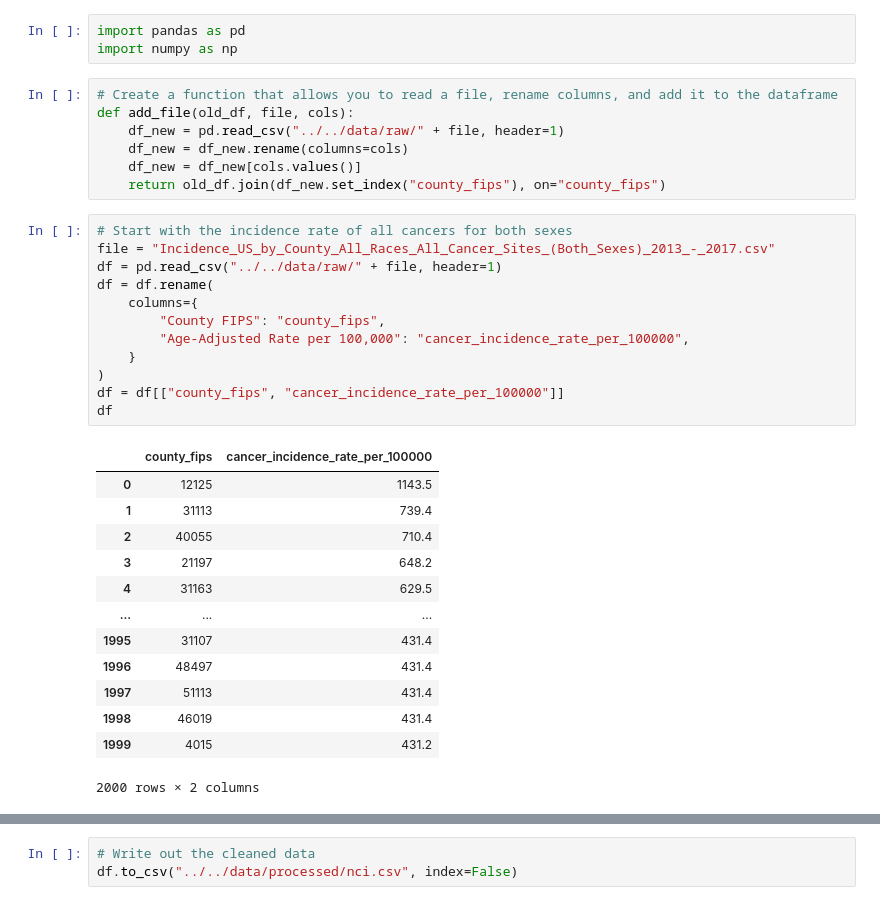
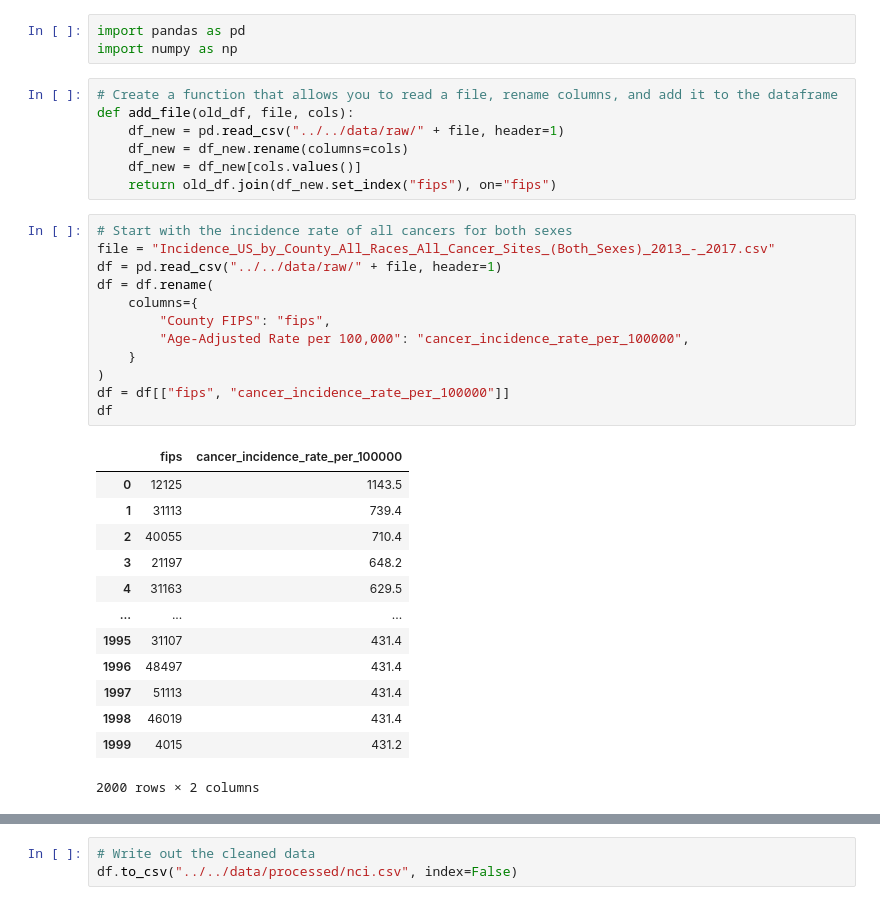
Before and after one commit to agale123/sep-cancer-inequality, a Jupyter notebook: notebooks/cleaning/nci.ipynb, the cells around one changed output, grey strips where cells are left out. Cells and saved outputs as stored; diff of their text form.

```diff
--- a/notebooks/cleaning/nci.ipynb
+++ b/notebooks/cleaning/nci.ipynb
@@ -7,21 +7,21 @@ def add_file(old_df, file, cols):
     df_new = pd.read_csv("../../data/raw/" + file, header=1)
     df_new = df_new.rename(columns=cols)
     df_new = df_new[cols.values()]
-    return old_df.join(df_new.set_index("county_fips"), on="county_fips")
+    return old_df.join(df_new.set_index("fips"), on="fips")
 # %%
 # Start with the incidence rate of all cancers for both sexes
 file = "Incidence_US_by_County_All_Races_All_Cancer_Sites_(Both_Sexes)_2013_-_2017.csv"
 df = pd.read_csv("../../data/raw/" + file, header=1)
 df = df.rename(
     columns={
-        "County FIPS": "county_fips",
+        "County FIPS": "fips",
         "Age-Adjusted Rate per 100,000": "cancer_incidence_rate_per_100000",
     }
 )
-df = df[["county_fips", "cancer_incidence_rate_per_100000"]]
+df = df[["fips", "cancer_incidence_rate_per_100000"]]
 df
 # %% [output]
-|  | county_fips | cancer_incidence_rate_per_100000 |
+|  | fips | cancer_incidence_rate_per_100000 |
 | 0 | 12125 | 1143.5 |
 | 1 | 31113 | 739.4 |
 | 2 | 40055 | 710.4 |
```
Also changed, not shown: parts of 10 cells of this notebook, 7 other files.
